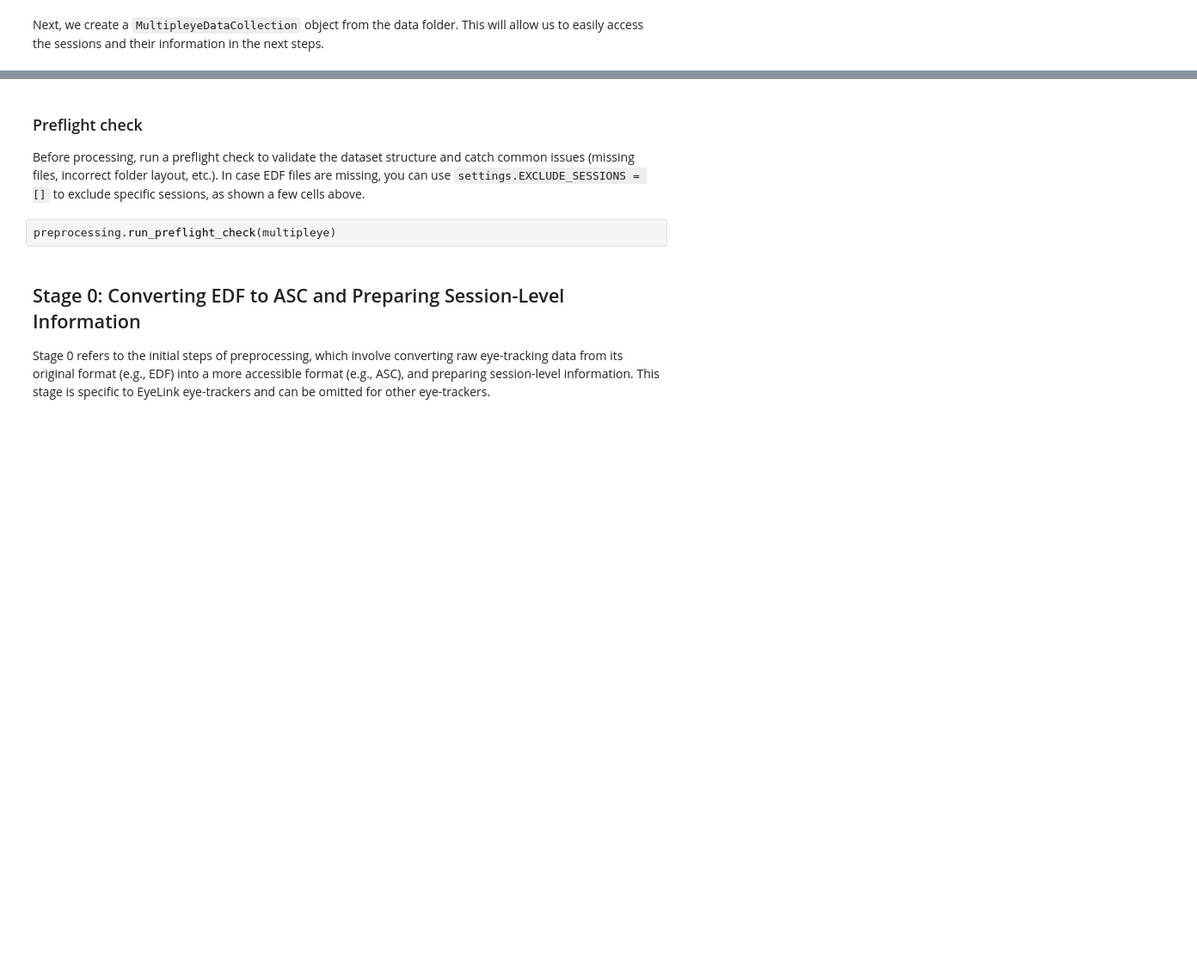
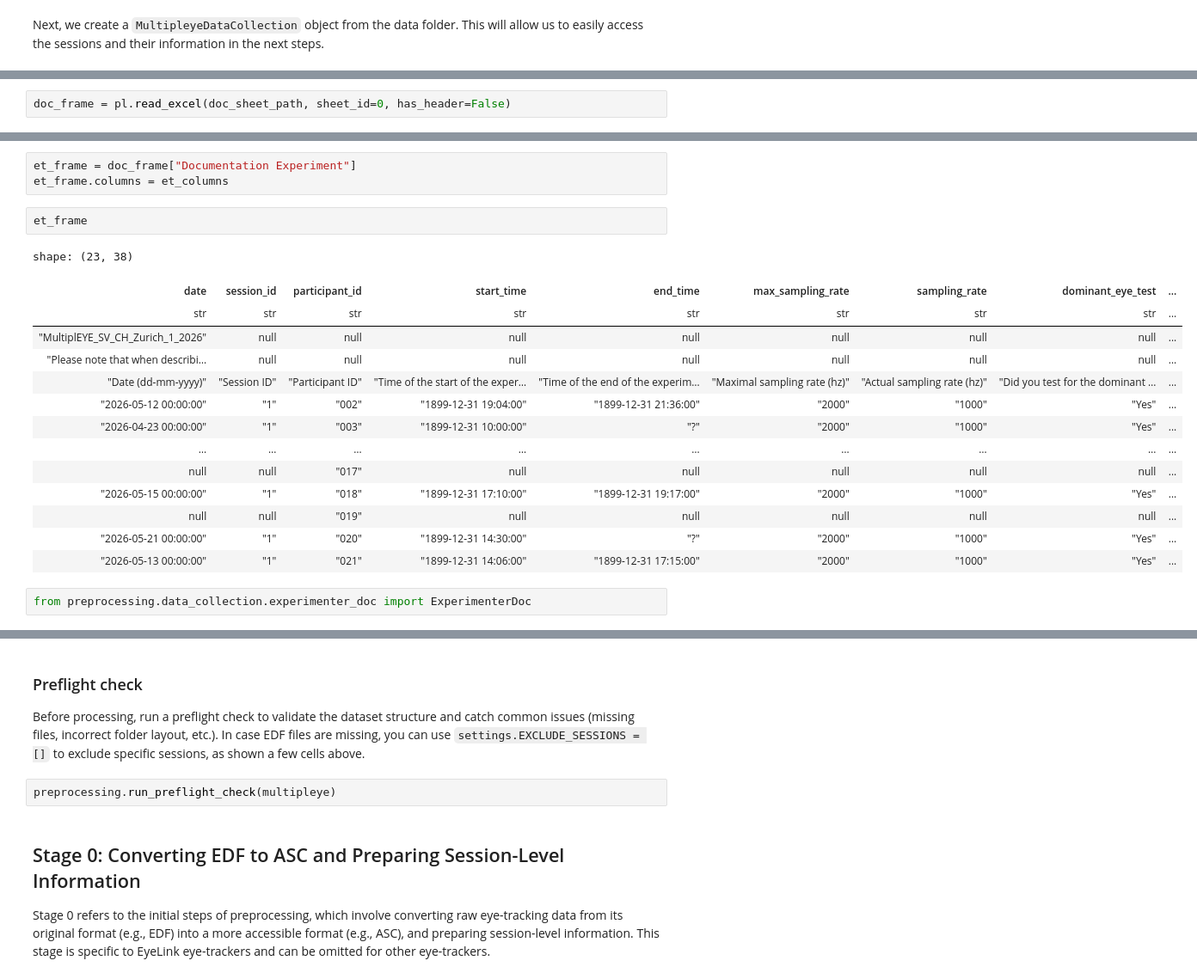
Before and after one commit to MultiplEYE-COST/multipleye-preprocessing, a Jupyter notebook: development.ipynb, the cells around one changed output, grey strips where cells are left out. Shown at 86% size. Cells and saved outputs as stored; diff of their text form; blank space fills up the shorter version.

Commit message:
added ExperimenterDoc class to contain raw exp doc information

```diff
--- a/development.ipynb
+++ b/development.ipynb
@@ -135,0 +95,2 @@ PosixPath('/home/antonia/Dokumente/Arbeit/multipleye-preprocessing/data/MultiplE
+# %%
+doc_frame = pl.read_excel(doc_sheet_path, sheet_id=0, has_header=False)
@@ -135,0 +138,22 @@ PosixPath('/home/antonia/Dokumente/Arbeit/multipleye-preprocessing/data/MultiplE
+# %%
+et_frame = doc_frame["Documentation Experiment"]
+et_frame.columns = et_columns
+# %%
+et_frame
+# %% [output]
+shape: (23, 38)
+| date | session_id | participant_id | start_time | end_time | max_sampling_rate | sampling_rate | dominant_eye_test | ... |
+| str | str | str | str | str | str | str | str | ... |
+| "MultiplEYE_SV_CH_Zurich_1_2026" | null | null | null | null | null | null | null | ... |
+| "Please note that when describi… | null | null | null | null | null | null | null | ... |
+| "Date (dd-mm-yyyy)" | "Session ID" | "Participant ID" | "Time of the start of the exper… | "Time of the end of the experim… | "Maximal sampling rate (hz)" | "Actual sampling rate (hz)" | "Did you test for the dominant … | ... |
+| "2026-05-12 00:00:00" | "1" | "002" | "1899-12-31 19:04:00" | "1899-12-31 21:36:00" | "2000" | "1000" | "Yes" | ... |
+| "2026-04-23 00:00:00" | "1" | "003" | "1899-12-31 10:00:00" | "?" | "2000" | "1000" | "Yes" | ... |
+| … | … | … | … | … | … | … | … | ... |
+| null | null | "017" | null | null | null | null | null | ... |
+| "2026-05-15 00:00:00" | "1" | "018" | "1899-12-31 17:10:00" | "1899-12-31 19:17:00" | "2000" | "1000" | "Yes" | ... |
+| null | null | "019" | null | null | null | null | null | ... |
+| "2026-05-21 00:00:00" | "1" | "020" | "1899-12-31 14:30:00" | "?" | "2000" | "1000" | "Yes" | ... |
+| "2026-05-13 00:00:00" | "1" | "021" | "1899-12-31 14:06:00" | "1899-12-31 17:15:00" | "2000" | "1000" | "Yes" | ... |
+# %%
+from preprocessing.data_collection.experimenter_doc import ExperimenterDoc
```
Also changed, not shown: parts of 11 cells of this notebook, 1 other file.
